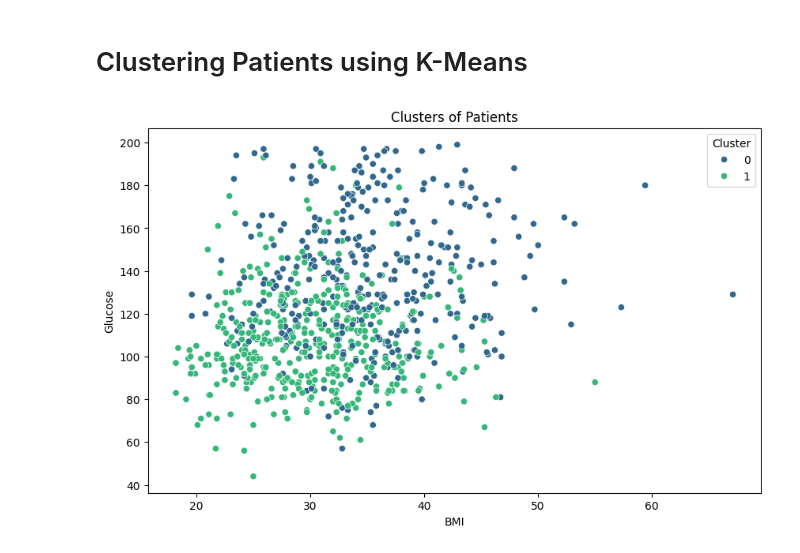
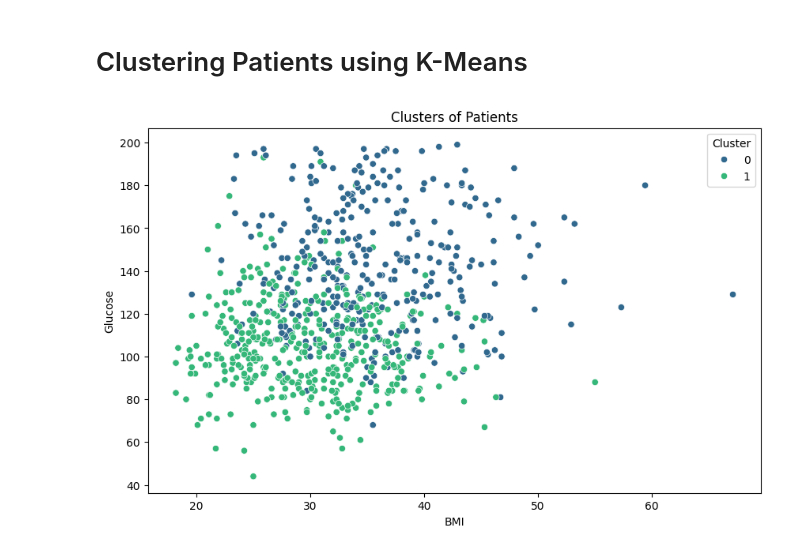
Before and after one commit to Basel-Dawoud/AI-Diabetes-Prediction, a Jupyter notebook: Basel_Ahmed_Dawoud_AI_G4.ipynb, the cells around one changed output. Cells and saved outputs as stored; diff of their text form; code cells hidden in the pictures.

```diff
--- a/Basel_Ahmed_Dawoud_AI_G4.ipynb
+++ b/Basel_Ahmed_Dawoud_AI_G4.ipynb
@@ -416,23 +416,25 @@ DL Accuracy: 0.66
 # Clustering Patients using K-Means
 # %%
 from sklearn.cluster import KMeans
+import matplotlib.pyplot as plt
+import seaborn as sns
 
 # Fit K-Means model
-kmeans = KMeans(n_clusters=2, random_state=42)  # Assuming 2 clusters: high risk and low risk
+kmeans = KMeans(n_clusters=2, n_init=10, random_state=42)  # Specify n_init explicitly
 kmeans.fit(X_scaled)
 
 # Get cluster labels
 clusters = kmeans.labels_
 
 # Add cluster labels to the original DataFrame
 diabetes_data_frame['Cluster'] = clusters
 
 # Visualize clusters
 plt.figure(figsize=(10, 6))
 sns.scatterplot(x='BMI', y='Glucose', hue='Cluster', data=diabetes_data_frame, palette='viridis')
 plt.title('Clusters of Patients')
 plt.xlabel('BMI')
 plt.ylabel('Glucose')
 plt.show()
 # %% [output]
-[figure, old version]
+[figure, new version]
```
